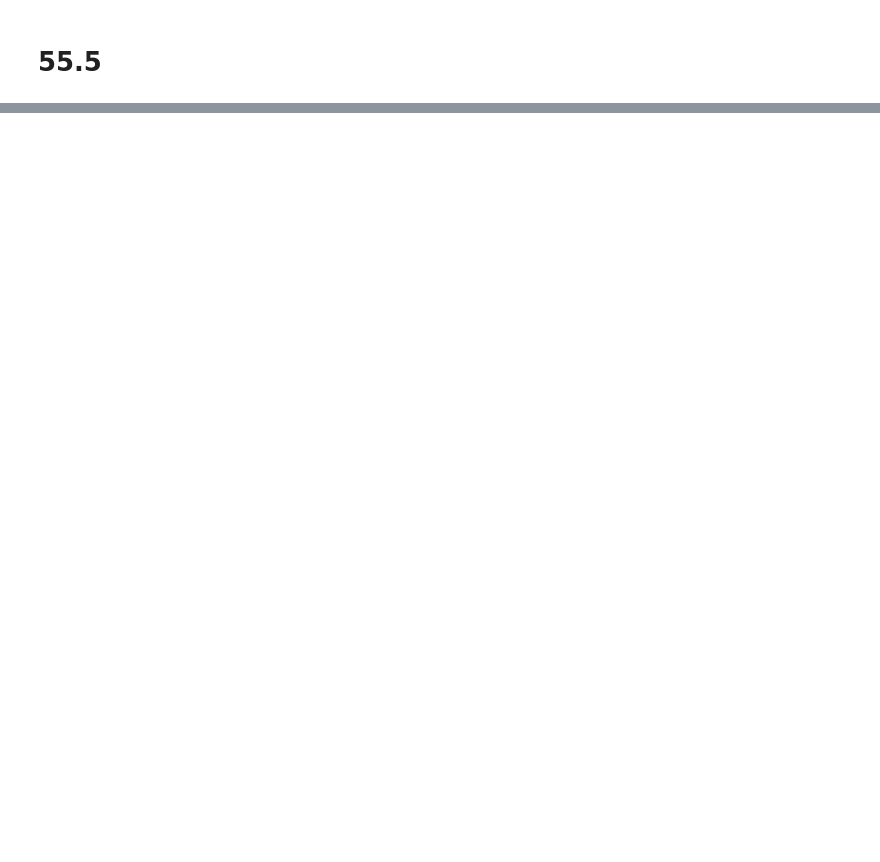
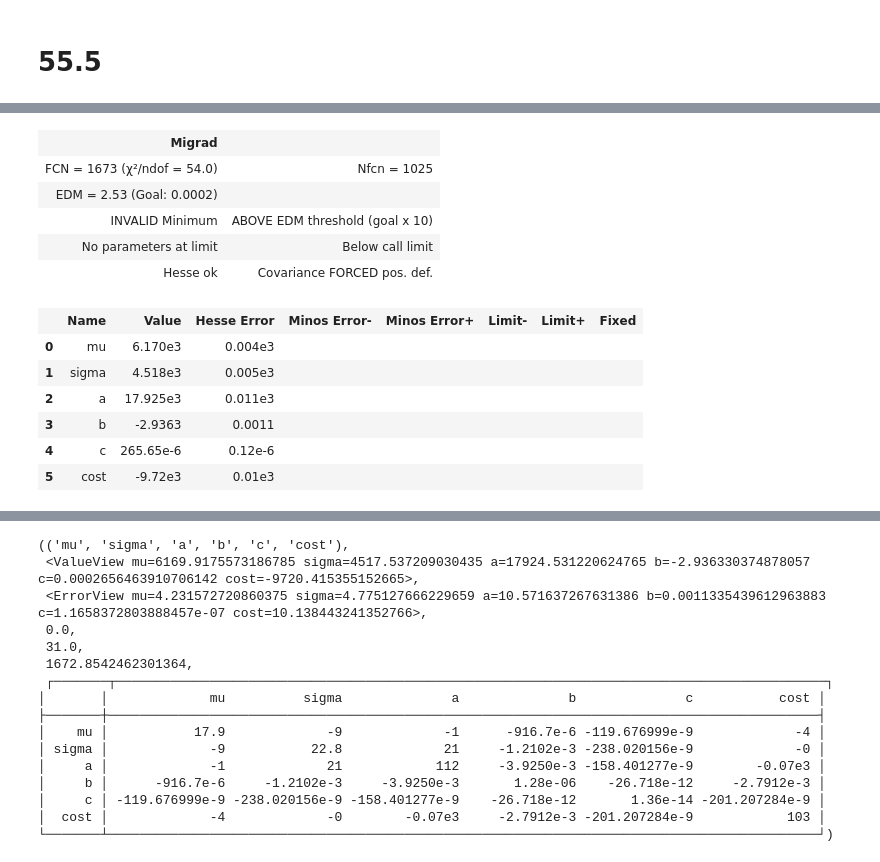
Before and after one commit to Pavar0tty/Laboratorio_SiPM, a Jupyter notebook: Analisi/Parte 2/BGO_analisi.ipynb, the cells around one changed output, grey strips where cells are left out. Saved outputs shown, nothing was run; the diff lists cells and outputs as text; code cells hidden in the pictures; blank space fills up the shorter version.

```diff
--- a/Analisi/Parte 2/BGO_analisi.ipynb
+++ b/Analisi/Parte 2/BGO_analisi.ipynb
@@ -19,6 +19,15 @@ from lablib import *
 #definisco le varie funzioni
 def gauss(x, mu, sigma, a):
     return a * np.exp(-0.5 * ((x - mu) / sigma) ** 2)
+
+def gauss_pol2(x, mu, sigma, a, b, c, cost):
+    return gauss(x, mu, sigma, a) + b*x + c * x**2 + cost
+
+def gauss_exp(x, mu, sigma, a, b):
+    return gauss(x, mu, sigma, a) + b * np.exp(-x)
+
+def gauss_pol3 (x, mu, sigma, a, b, c, cost, d):
+    return gauss_pol2(x, mu, sigma, a, b, c, cost) + d* x**3
 # %% [markdown]
 # 55.5
 # %%
@@ -73,0 +98,16 @@ LS_fit(df_primo_picco_sodio['ADC'], df_primo_picco_sodio['Counts'], err_primo_pi
+# %%
+LS_fit(df_secondo_picco_sodio['ADC'], df_secondo_picco_sodio['Counts'], err_secondo_picco_sodio, gauss_pol2, mu = 8000, sigma = 350, a = 500, b = -5, c = 0, cost = 0)
+# %% [output]
+| Migrad |  |
+| FCN = 1673 (χ²/ndof = 54.0) | Nfcn = 1025 |
+| EDM = 2.53 (Goal: 0.0002) |  |
+| INVALID Minimum | ABOVE EDM threshold (goal x 10) |
+| No parameters at limit | Below call limit |
+| Hesse ok | Covariance FORCED pos. def. |
+|  | Name | Value | Hesse Error | Minos Error- | Minos Error+ | Limit- | Limit+ | Fixed |
+| 0 | mu | 6.170e3 | 0.004e3 |  |  |  |  |  |
+| 1 | sigma | 4.518e3 | 0.005e3 |  |  |  |  |  |
+| 2 | a | 17.925e3 | 0.011e3 |  |  |  |  |  |
+| 3 | b | -2.9363 | 0.0011 |  |  |  |  |  |
+| 4 | c | 265.65e-6 | 0.12e-6 |  |  |  |  |  |
+| 5 | cost | -9.72e3 | 0.01e3 |  |  |  |  |  |
@@ -73,0 +121,16 @@ LS_fit(df_primo_picco_sodio['ADC'], df_primo_picco_sodio['Counts'], err_primo_pi
+(('mu', 'sigma', 'a', 'b', 'c', 'cost'),
+ <ValueView mu=6169.9175573186785 sigma=4517.537209030435 a=17924.531220624765 b=-2.936330374878057 c=0.0002656463910706142 cost=-9720.415355152665>,
+ <ErrorView mu=4.231572720860375 sigma=4.775127666229659 a=10.571637267631386 b=0.0011335439612963883 c=1.1658372803888457e-07 cost=10.138443241352766>,
+ 0.0,
+ 31.0,
+ 1672.8542462301364,
+ ┌───────┬───────────────────────────────────────────────────────────────────────────────────────────┐
+│       │             mu          sigma              a              b              c           cost │
+├───────┼───────────────────────────────────────────────────────────────────────────────────────────┤
+│    mu │           17.9             -9             -1      -916.7e-6 -119.676999e-9             -4 │
+│ sigma │             -9           22.8             21     -1.2102e-3 -238.020156e-9             -0 │
+│     a │             -1             21            112     -3.9250e-3 -158.401277e-9        -0.07e3 │
+│     b │      -916.7e-6     -1.2102e-3     -3.9250e-3       1.28e-06    -26.718e-12     -2.7912e-3 │
+│     c │ -119.676999e-9 -238.020156e-9 -158.401277e-9    -26.718e-12       1.36e-14 -201.207284e-9 │
+│  cost │             -4             -0        -0.07e3     -2.7912e-3 -201.207284e-9            103 │
+└───────┴───────────────────────────────────────────────────────────────────────────────────────────┘)
```
Also changed, not shown: parts of 7 cells of this notebook.
